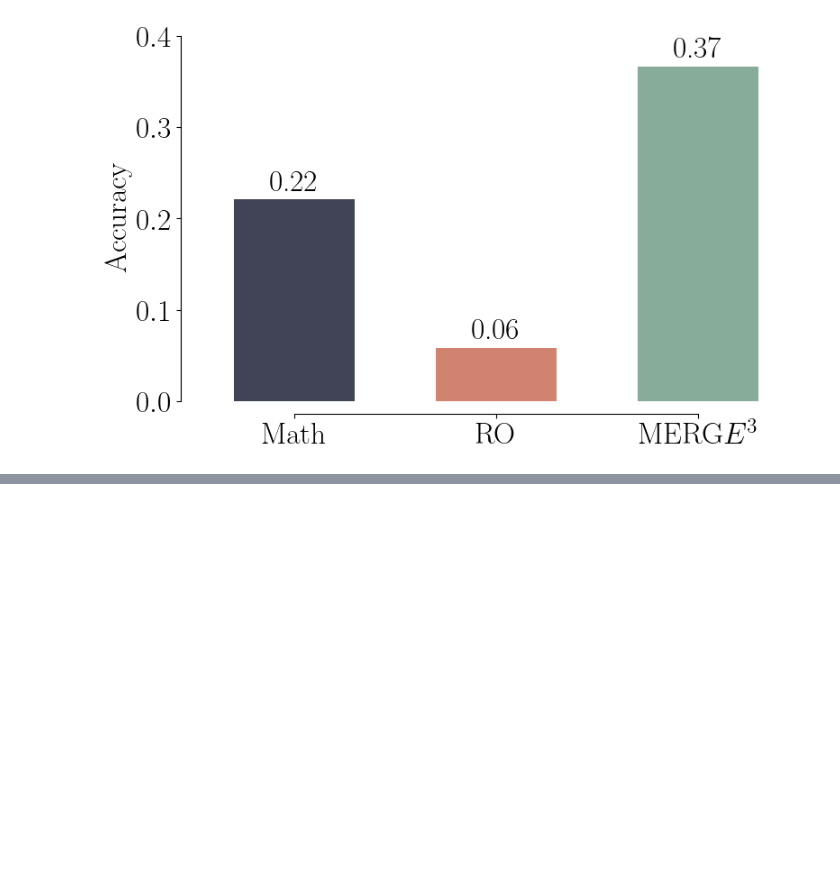
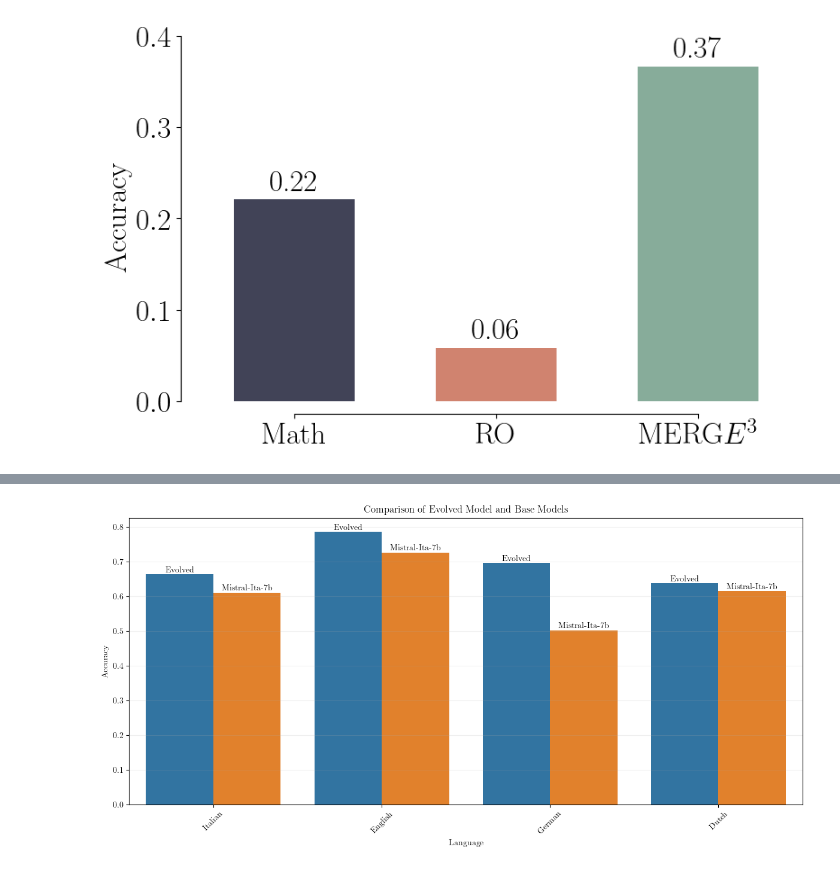
Before and after one commit to crisostomi/merge3-plots, a Jupyter notebook: notebooks/multilingual.ipynb, the cells around one changed output, grey strips where cells are left out. Drawn from its saved outputs; the diff is of its cells as text; code cells hidden in the pictures; blank space fills up the shorter version.

Commit message:
multilingual plots

```diff
--- a/notebooks/multilingual.ipynb
+++ b/notebooks/multilingual.ipynb
@@ -107,0 +153,49 @@ plt.show()
+# %%
+# retrieve name of best model for each language
+best_models_ = best_models.to_dict()
+
+# map language to model name
+best_models_lang = {lang: best_models_[lang] for lang in languages}
+
+import seaborn as sns
+import matplotlib.pyplot as plt
+
+# Prepare data for seaborn
+plot_data = pd.DataFrame({
+    "Language": list(languages) * 2,
+    "Accuracy": list(genotype_values) + list(best_values),
+    "Model": ["Evolved"] * len(languages) + ["Best Model"] * len(languages)
+})
+
+# capitalize the language names
+plot_data["Language"] = plot_data["Language"].str.capitalize()
+
+# Create the seaborn bar plot
+plt.figure(figsize=(12, 6))
+barplot = sns.barplot(data=plot_data, x="Language", y="Accuracy", hue="Model")
+
+# Retrieve the name of the best model for each language
+best_models_ = best_models.to_dict()
+best_models_lang = {lang: best_models_[lang] for lang in languages}
+
+# Add the text above each bar
+for bar, label in zip(barplot.patches, ["Evolved"] * len(languages) + list(best_models_lang.values())):
+    x = bar.get_x() + bar.get_width() / 2  # Center of the bar
+    y = bar.get_height() + 0.0  # Slightly above the bar
+    plt.text(x, y, label, ha='center', va='bottom')
+
+# disable the legend
+barplot.get_legend().remove()
+
+# add horizontal gridlines with transparency
+plt.grid(axis='y', alpha=0.2)
+
+# Add labels and title
+plt.title("Comparison of Evolved Model and Base Models")
+plt.ylabel("Accuracy")
+plt.xlabel("Language")
+plt.xticks(rotation=45)
+plt.tight_layout()
+plt.show()
+# %% [output]
+[figure, added]
```
Also changed, not shown: parts of 5 cells of this notebook, 3 other files.
